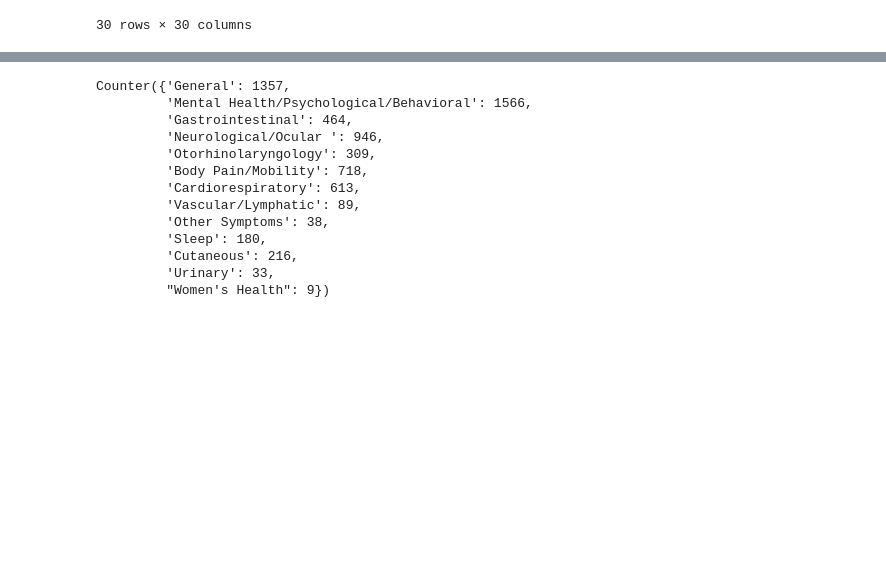
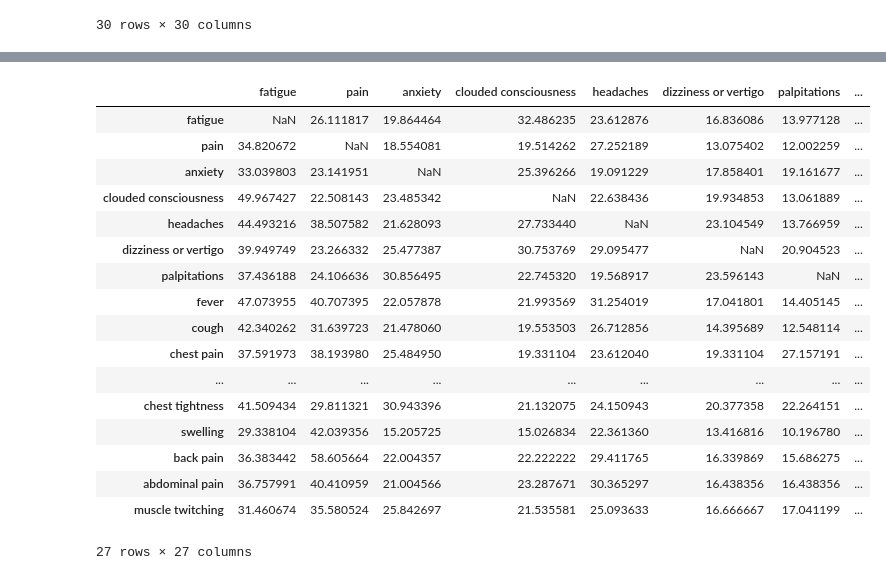
Before and after one commit to HaninAyadi/DOVA_LUX, a Jupyter notebook: notebooks/insights_from_reddit_posts_clusters.ipynb, the cells around one changed output, grey strips where cells are left out. Cells and saved outputs as stored; diff of their text form; code cells hidden in the pictures; blank space fills up the shorter version.

```diff
--- a/notebooks/insights_from_reddit_posts_clusters.ipynb
+++ b/notebooks/insights_from_reddit_posts_clusters.ipynb
@@ -723,12 +503,0 @@ sum(bigram_counts_common_dict.values())/2
-# %%
-# creating the co-occurrence matrix for the top 30 symptoms
-top_symptoms_names = [symptom[0] for symptom in top_symptoms_count]
-symptoms_heatmap_df = pd.DataFrame(columns = top_symptoms_names, index = top_symptoms_names, dtype=float)
-max_value = max(bigram_counts_common_dict.values())
-min_value = max(bigram_counts_common_dict.values())
-
-for symptom in top_symptoms_names:
-    for sym in top_symptoms_names:
-        if (symptom, sym) in bigram_counts_common_dict.keys():
-            symptoms_heatmap_df.loc[symptom, sym] = bigram_counts_common_dict[(symptom, sym)] / 39900 * 100
-symptoms_heatmap_df
@@ -769,16 +503,0 @@ plt.show()
-# %%
-# creating the co-occurrence matrix for the top 30 symptoms
-top_symptoms_names = [symptom[0] for symptom in top_symptoms_count]
-symptoms_heatmap_df = pd.DataFrame(columns = top_symptoms_names, index = top_symptoms_names, dtype=float)
-max_value = max(bigram_counts_common_dict.values())
-min_value = max(bigram_counts_common_dict.values())
-
-for symptom in top_symptoms_names:
-    for sym in top_symptoms_names:
-        if (symptom, sym) in bigram_counts_common_dict.keys():
-            symptoms_heatmap_df.loc[symptom, sym] = bigram_counts_common_dict[(symptom, sym)] / (top_symptoms_df[symptom][0] + top_symptoms_df[sym][0]) * 100
-        #elif symptom != sym:
-            #symptoms_heatmap_df.loc[symptom, sym] = (min_value/ 39900 * 1.1)
-        #elif symptom == sym:
-        #    symptoms_heatmap_df.loc[symptom, sym] = max_value*2
-symptoms_heatmap_df
@@ -966,16 +535,31 @@ top_categories = collections.Counter(categories_flat).most_common(top_categories
-# %%
-collections.Counter(categories_flat)
-# %% [output]
-Counter({'General': 1357,
-         'Mental Health/Psychological/Behavioral': 1566,
-         'Gastrointestinal': 464,
-         'Neurological/Ocular ': 946,
-         'Otorhinolaryngology': 309,
-         'Body Pain/Mobility': 718,
-         'Cardiorespiratory': 613,
-         'Vascular/Lymphatic': 89,
-         'Other Symptoms': 38,
-         'Sleep': 180,
-         'Cutaneous': 216,
-         'Urinary': 33,
-         "Women's Health": 9})
+# %%
+# creating the co-occurrence matrix for the top 30 symptoms
+newly_ordered_symptoms_list = ['fatigue', 'pain', 'anxiety', 'clouded consciousness', 'headaches', 'dizziness or vertigo', 'palpitations', 'fever', 'cough', 'chest pain', 'depression', 'myalgia', 'insomnia', 'shortness of breath',  'problem with smell or taste','panic', 'stress', 'suffering', 'joint pain', 'gastroesophageal reflux', 'tinnitus', 'sinonasal congestion',  'chest tightness', 'swelling', 'back pain', 'abdominal pain', 'muscle twitching',]
+symptoms_heatmap_df = pd.DataFrame(columns = newly_ordered_symptoms_list, index = newly_ordered_symptoms_list, dtype=float)
+max_value = max(bigram_counts_common_dict.values())
+min_value = max(bigram_counts_common_dict.values())
+
+for symptom in newly_ordered_symptoms_list:
+    for sym in newly_ordered_symptoms_list:
+        if (symptom, sym) in bigram_counts_common_dict.keys():
+            symptoms_heatmap_df.loc[symptom, sym] = bigram_counts_common_dict[(symptom, sym)] / (top_symptoms_df[symptom][0]) * 100
+symptoms_heatmap_df
+# %% [output]
+|  | fatigue | pain | anxiety | clouded consciousness | headaches | dizziness or vertigo | palpitations | ... |
+| fatigue | NaN | 26.111817 | 19.864464 | 32.486235 | 23.612876 | 16.836086 | 13.977128 | ... |
+| pain | 34.820672 | NaN | 18.554081 | 19.514262 | 27.252189 | 13.075402 | 12.002259 | ... |
+| anxiety | 33.039803 | 23.141951 | NaN | 25.396266 | 19.091229 | 17.858401 | 19.161677 | ... |
+| clouded consciousness | 49.967427 | 22.508143 | 23.485342 | NaN | 22.638436 | 19.934853 | 13.061889 | ... |
+| headaches | 44.493216 | 38.507582 | 21.628093 | 27.733440 | NaN | 23.104549 | 13.766959 | ... |
+| dizziness or vertigo | 39.949749 | 23.266332 | 25.477387 | 30.753769 | 29.095477 | NaN | 20.904523 | ... |
+| palpitations | 37.436188 | 24.106636 | 30.856495 | 22.745320 | 19.568917 | 23.596143 | NaN | ... |
+| fever | 47.073955 | 40.707395 | 22.057878 | 21.993569 | 31.254019 | 17.041801 | 14.405145 | ... |
+| cough | 42.340262 | 31.639723 | 21.478060 | 19.553503 | 26.712856 | 14.395689 | 12.548114 | ... |
+| chest pain | 37.591973 | 38.193980 | 25.484950 | 19.331104 | 23.612040 | 19.331104 | 27.157191 | ... |
+| ... | ... | ... | ... | ... | ... | ... | ... | ... |
+| chest tightness | 41.509434 | 29.811321 | 30.943396 | 21.132075 | 24.150943 | 20.377358 | 22.264151 | ... |
+| swelling | 29.338104 | 42.039356 | 15.205725 | 15.026834 | 22.361360 | 13.416816 | 10.196780 | ... |
+| back pain | 36.383442 | 58.605664 | 22.004357 | 22.222222 | 29.411765 | 16.339869 | 15.686275 | ... |
+| abdominal pain | 36.757991 | 40.410959 | 21.004566 | 23.287671 | 30.365297 | 16.438356 | 16.438356 | ... |
+| muscle twitching | 31.460674 | 35.580524 | 25.842697 | 21.535581 | 25.093633 | 16.666667 | 17.041199 | ... |
+27 rows × 27 columns
```
Also changed, not shown: parts of 47 cells of this notebook.
